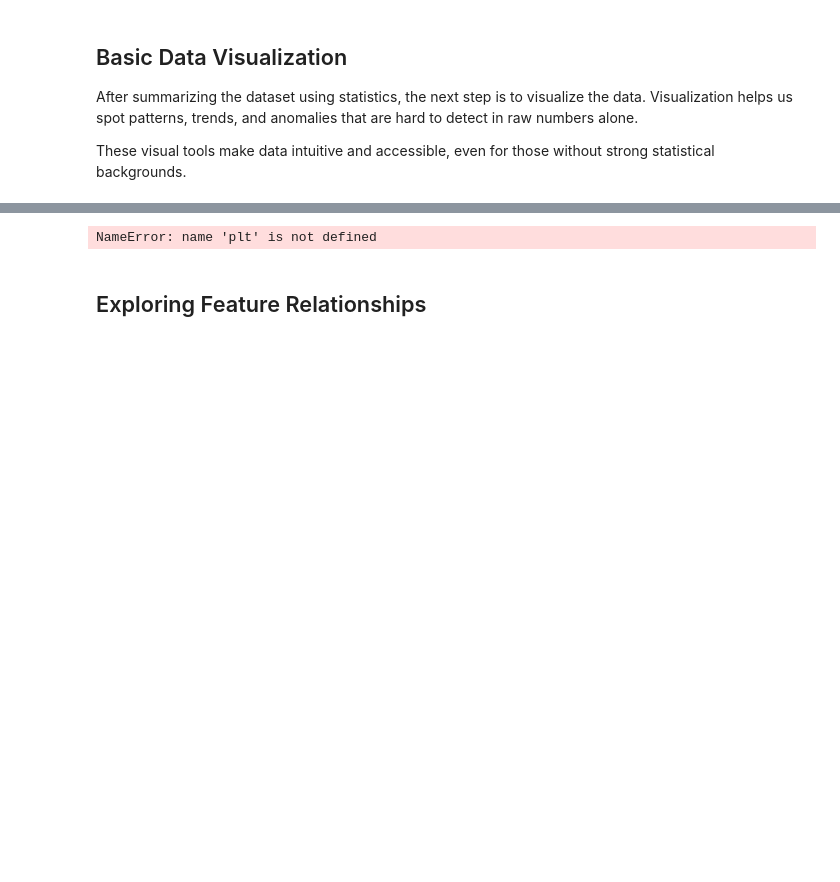
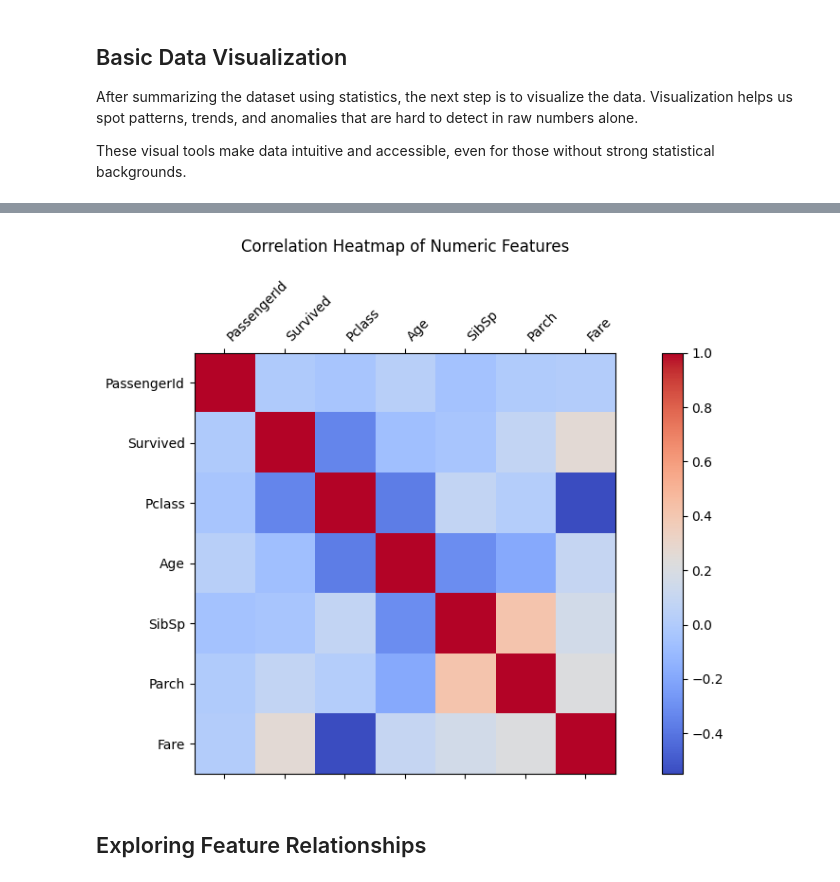
Before and after one commit to MAL-TO/Workshop-ML, a Jupyter notebook: lab-01.ipynb, the cells around one changed output, grey strips where cells are left out. Cells and saved outputs as stored; diff of their text form; code cells hidden in the pictures; blank space fills up the shorter version.

```diff
--- a/lab-01.ipynb
+++ b/lab-01.ipynb
@@ -455,13 +559,23 @@ Purpose: Helps you find numeric features that are positively or negatively corre
 
 - Values close to -1 → strong negative correlation
 # %%
-# Correlation matrix heatmap
-plt.figure(figsize=(10, 6))
-sns.heatmap(df.corr(numeric_only=True), annot=True, cmap='coolwarm', fmt='.2f')
-plt.title('Correlation Heatmap of Numeric Features')
+corr = df.select_dtypes(include=[np.number]).corr()
+
+fig, ax = plt.subplots(figsize=(10, 6))
+cax = ax.matshow(corr, cmap='coolwarm')
+fig.colorbar(cax)
+
+# Set axis ticks
+ax.set_xticks(range(len(corr.columns)))
+ax.set_yticks(range(len(corr.columns)))
+ax.set_xticklabels(corr.columns, rotation=45, ha='left')
+ax.set_yticklabels(corr.columns)
+
+plt.title('Correlation Heatmap of Numeric Features', pad=20)
+plt.tight_layout()
 plt.show()
 # %% [output]
-NameError: name 'plt' is not defined
+[figure, added]
 # %% [markdown]
 ## Exploring Feature Relationships
 # %% [markdown]
```
Also changed, not shown: parts of 16 cells of this notebook.
